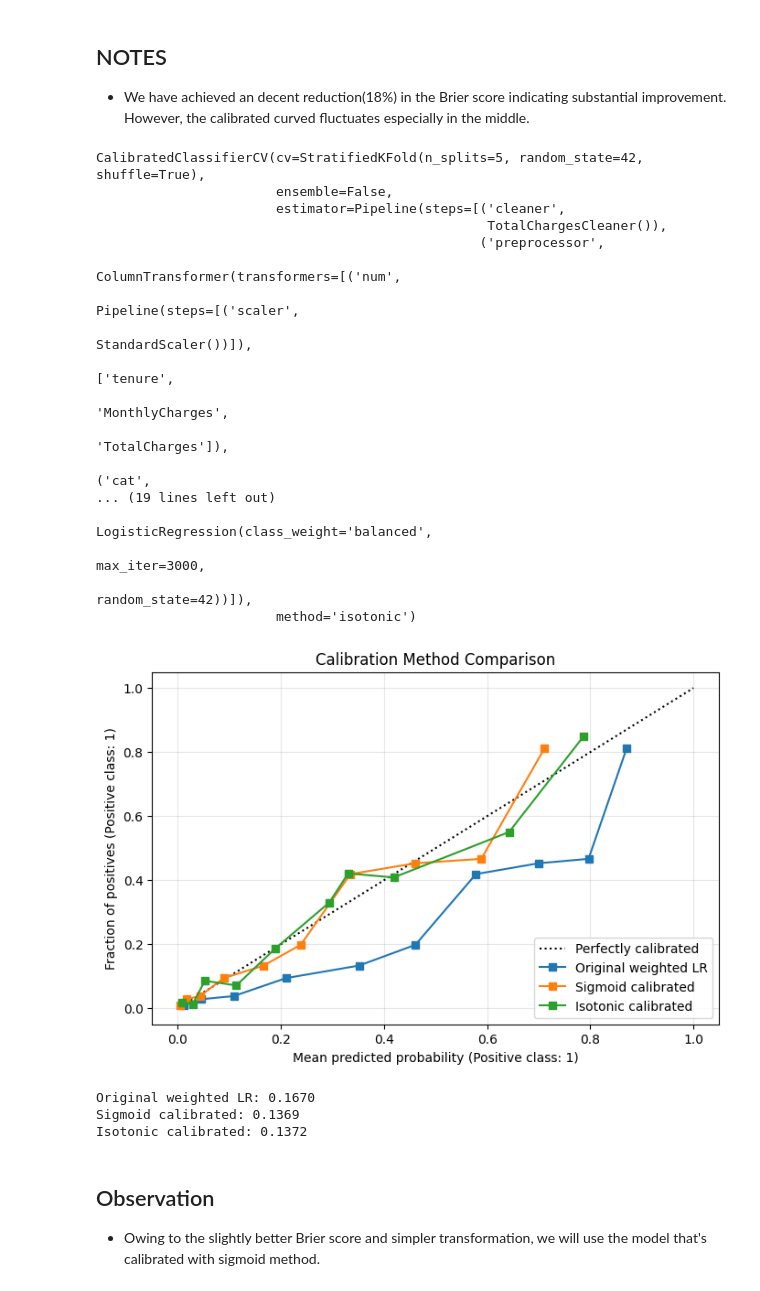
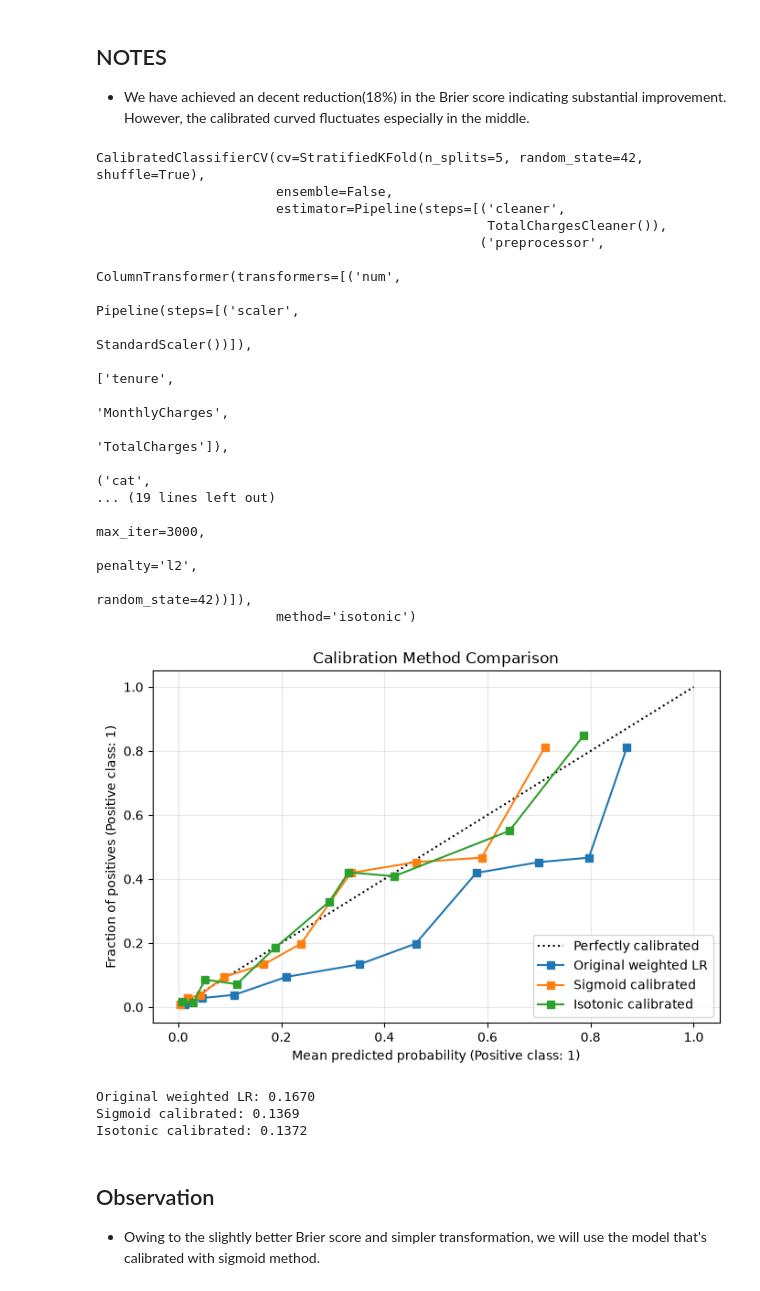
Before and after one commit to priyanka-manoj/Churn-risk-modeling, a Jupyter notebook: notebooks/02_model_experiments.ipynb, the cells around one changed output. Drawn from its saved outputs; the diff is of its cells as text; code cells hidden in the pictures.

Commit message:
Update Logistic Regression sklearn compatibility

```diff
--- a/notebooks/02_model_experiments.ipynb
+++ b/notebooks/02_model_experiments.ipynb
@@ -927,8 +932,7 @@ def objective(trial):
 optuna.logging.set_verbosity(optuna.logging.WARNING)
 
 study = optuna.create_study(
-    direction="maximize",
-    sampler=optuna.samplers.TPESampler(seed=42)
+    direction="maximize", sampler=optuna.samplers.TPESampler(seed=42)
 )
 
 study.optimize(objective, n_trials=25)
@@ -947,7 +951,7 @@ best_lr = build_lr_pipeline(
     C=study.best_params["C"],
     penalty=study.best_params["penalty"],
     class_weight=study.best_params["class_weight"],
-    solver="saga"
+    solver="saga",
 )
 # %%
 best_lr.fit(X_train, y_train)
@@ -1250,17 +1235,10 @@ Brier score: 0.167
 # %%
 # 1. Sigmoid Platt
 
-cv = StratifiedKFold(
-    n_splits = 5,
-    shuffle = True,
-    random_state=42
-)
+cv = StratifiedKFold(n_splits=5, shuffle=True, random_state=42)
 
 lr_calibrated = CalibratedClassifierCV(
-    lr_final,
-    method = 'sigmoid',
-    cv = cv,
-    ensemble = False
+    lr_final, method="sigmoid", cv=cv, ensemble=False
 )
 """
 ensemble = False does the following:
@@ -1348,10 +1322,7 @@ NOTES
 # %%
 # Isotonic Calibration
 lr_isotonic = CalibratedClassifierCV(
-    estimator=lr_final,
-    method="isotonic",
-    cv=cv,
-    ensemble=False
+    estimator=lr_final, method="isotonic", cv=cv, ensemble=False
 )
 
 lr_isotonic.fit(X_train, y_train)
@@ -1369,40 +1340,34 @@ CalibratedClassifierCV(cv=StratifiedKFold(n_splits=5, random_state=42, shuffle=T
                                                                                     'TotalCharges']),
                                                                                   ('cat',
 ... (19 lines left out)
-                                                  LogisticRegression(class_weight='balanced',
                                                                      max_iter=3000,
+                                                                     penalty='l2',
                                                                      random_state=42))]),
                        method='isotonic')
 # %%
 fig, ax = plt.subplots(figsize=(8, 5))
 
 models = {
     "Original weighted LR": lr_final,
     "Sigmoid calibrated": lr_calibrated,
-    "Isotonic calibrated": lr_isotonic
+    "Isotonic calibrated": lr_isotonic,
 }
 
 for name, model in models.items():
     CalibrationDisplay.from_estimator(
-        model,
-        X_val,
-        y_val,
-        n_bins=10,
-        strategy="quantile",
-        name=name,
-        ax=ax
+        model, X_val, y_val, n_bins=10, strategy="quantile", name=name, ax=ax
     )
 
 plt.title("Calibration Method Comparison")
 plt.grid(alpha=0.3)
 plt.show()
 
 for name, model in models.items():
     probs = model.predict_proba(X_val)[:, 1]
     score = brier_score_loss(y_val, probs)
     print(f"{name}: {score:.4f}")
 # %% [output]
-[figure, old version]
+[figure, new version]
 Original weighted LR: 0.1670
 Sigmoid calibrated: 0.1369
 Isotonic calibrated: 0.1372
```
Also changed, not shown: parts of 39 cells of this notebook, 2 other files.
